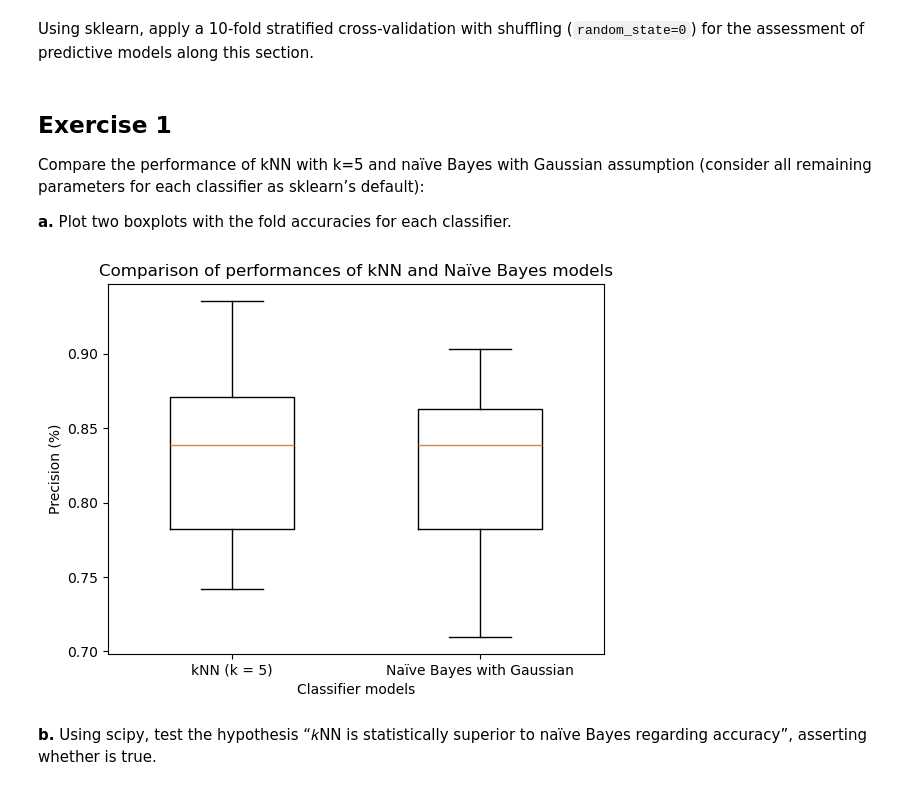
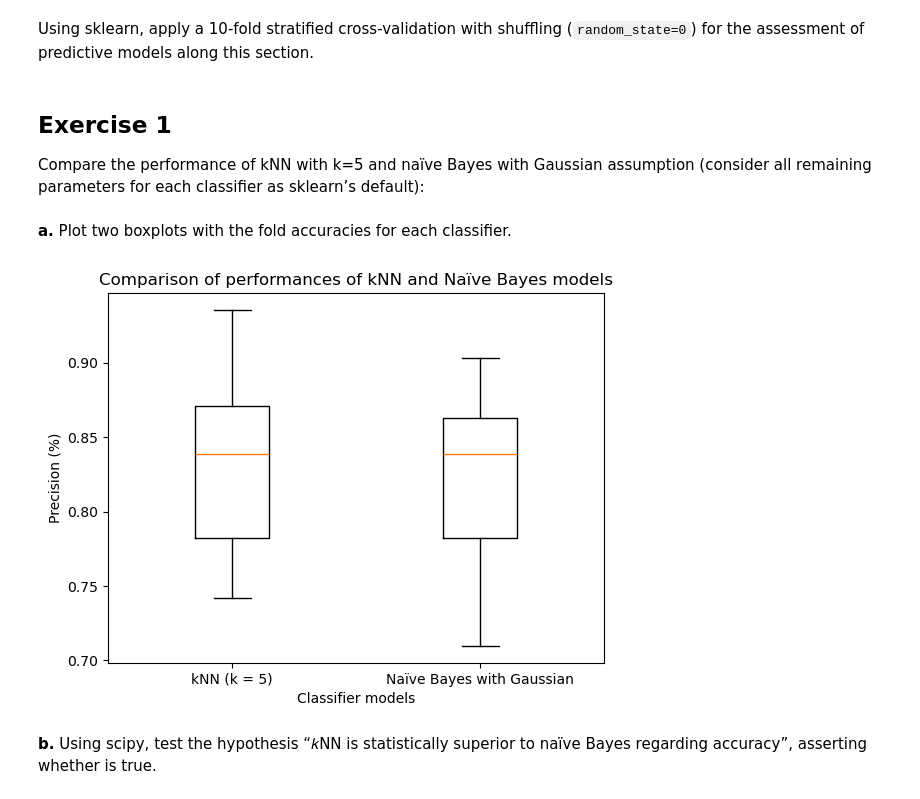
Before and after one commit to GSAprod/IST-Apre-homeworks, a Jupyter notebook: tpc-2/G024.ipynb, the cells around one changed output. Cells and saved outputs as stored; diff of their text form; code cells hidden in the pictures.

```diff
--- a/tpc-2/G024.ipynb
+++ b/tpc-2/G024.ipynb
@@ -35,8 +35,8 @@ assessment of predictive models along this section.
 
 Compare the performance of kNN with k=5 and naïve Bayes with Gaussian assumption
 (consider all remaining parameters for each classifier as sklearn’s default):
-
-**a.** Plot two boxplots with the fold accuracies for each classifier.
+# %% [markdown]
+**a.** Plot two boxplots with the fold accuracies for each classifier.
 # %%
 import numpy as np
 from sklearn.model_selection import StratifiedKFold
@@ -72,13 +72,13 @@ for train_index, test_index in skf.split(X_array, y_array):
 # %%
 import matplotlib.pyplot as plt
 
-plt.boxplot([knn_accuracy, nb_accuracy], labels=['kNN (k = 5)', 'Naïve Bayes with Gaussian'], widths=(0.5, 0.5))
+plt.boxplot([knn_accuracy, nb_accuracy], labels=['kNN (k = 5)', 'Naïve Bayes with Gaussian'], widths=(0.3, 0.3))
 plt.xlabel('Classifier models')
 plt.ylabel('Precision (%)')
 plt.title('Comparison of performances of kNN and Naïve Bayes models')
 plt.show()
 # %% [output]
-[figure, old version]
+[figure, new version]
 # %% [markdown]
 **b.** Using scipy, test the hypothesis “𝑘NN is statistically superior to naïve Bayes regarding
 accuracy”, asserting whether is true.
```
Also changed, not shown: parts of 6 cells of this notebook.
